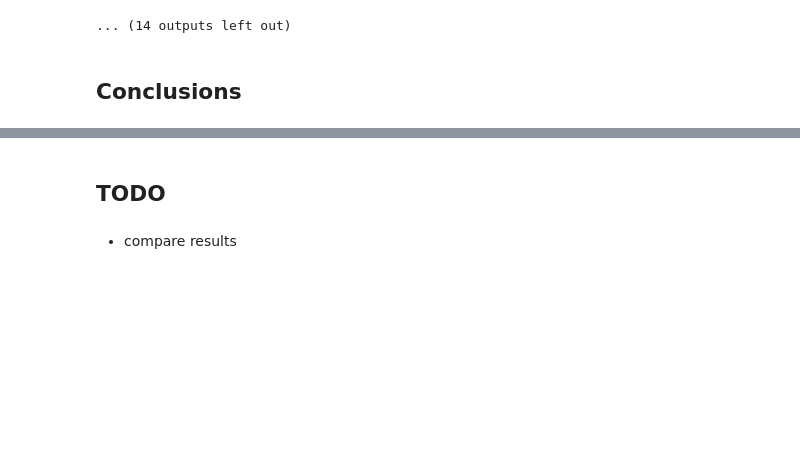
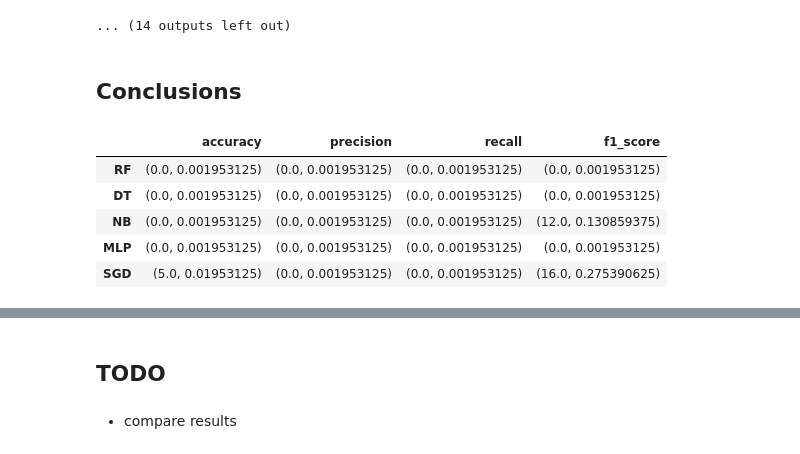
Before and after one commit to Metalcape/url-classifier, a Jupyter notebook: url-classifier.ipynb, the cells around one changed output, grey strips where cells are left out. Saved outputs shown, nothing was run; the diff lists cells and outputs as text; code cells hidden in the pictures; blank space fills up the shorter version.

```diff
--- a/url-classifier.ipynb
+++ b/url-classifier.ipynb
@@ -929,3 +931,22 @@ phishing_recall
 ... (14 outputs left out)
 # %% [markdown]
 ## Conclusions
+# %%
+# Do wilcoxon test between undersampling and no sampling
+
+def perform_sampling_wilcoxon_tests(classifier_names: list, metrics_no_sample: dict, metrics_with_sample: dict, metric_names: list) -> pd.DataFrame:
+    wilcoxon_tests = pd.DataFrame(index=classifier_names, columns=metric_names)
+    for i, classifier in enumerate(classifier_names):
+        for j, metric_name in enumerate(metric_names):
+            wilcoxon_tests.iloc[i, j] = wilcoxon(metrics_no_sample[metric_name][classifier], metrics_with_sample[metric_name][classifier])
+    return wilcoxon_tests
+
+sampling_wilcoxon_test = perform_sampling_wilcoxon_tests(labels, default_metrics, us_metrics, names)
+sampling_wilcoxon_test
+# %% [output]
+|  | accuracy | precision | recall | f1_score |
+| RF | (0.0, 0.001953125) | (0.0, 0.001953125) | (0.0, 0.001953125) | (0.0, 0.001953125) |
+| DT | (0.0, 0.001953125) | (0.0, 0.001953125) | (0.0, 0.001953125) | (0.0, 0.001953125) |
+| NB | (0.0, 0.001953125) | (0.0, 0.001953125) | (0.0, 0.001953125) | (12.0, 0.130859375) |
+| MLP | (0.0, 0.001953125) | (0.0, 0.001953125) | (0.0, 0.001953125) | (0.0, 0.001953125) |
+| SGD | (5.0, 0.01953125) | (0.0, 0.001953125) | (0.0, 0.001953125) | (16.0, 0.275390625) |
```
Also changed, not shown: parts of 17 cells of this notebook.
